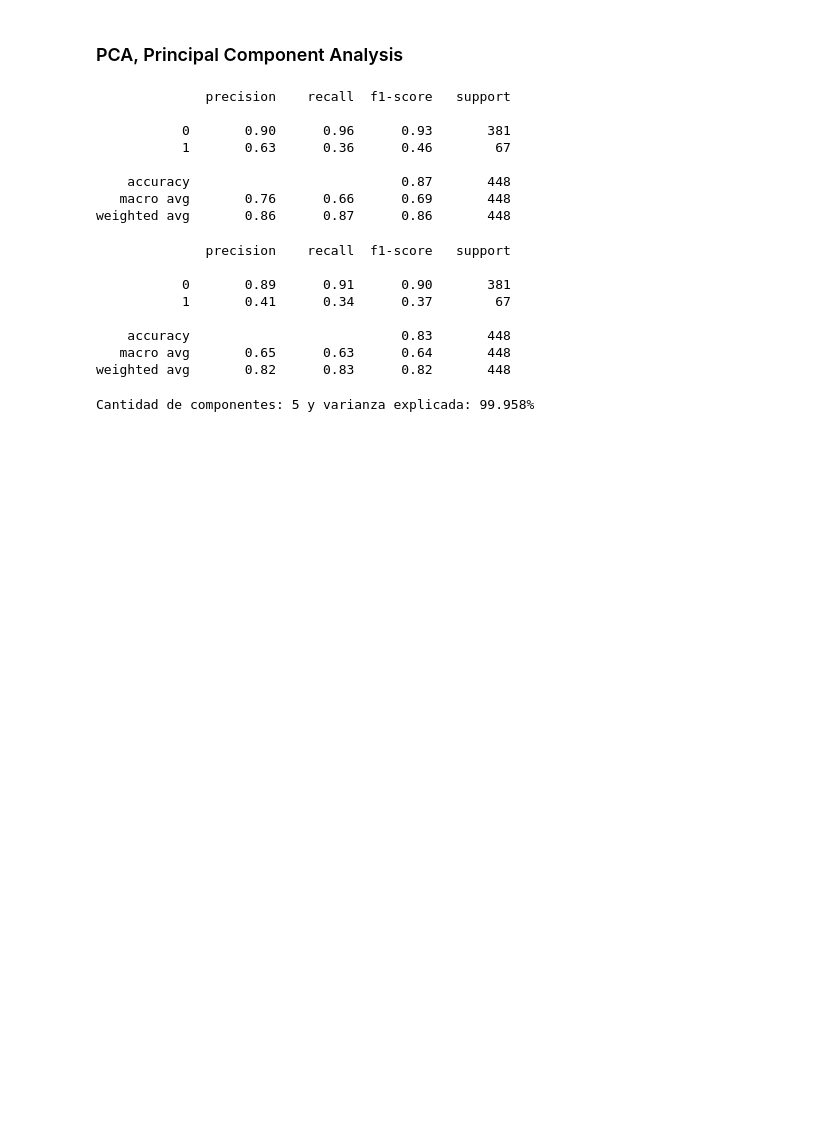
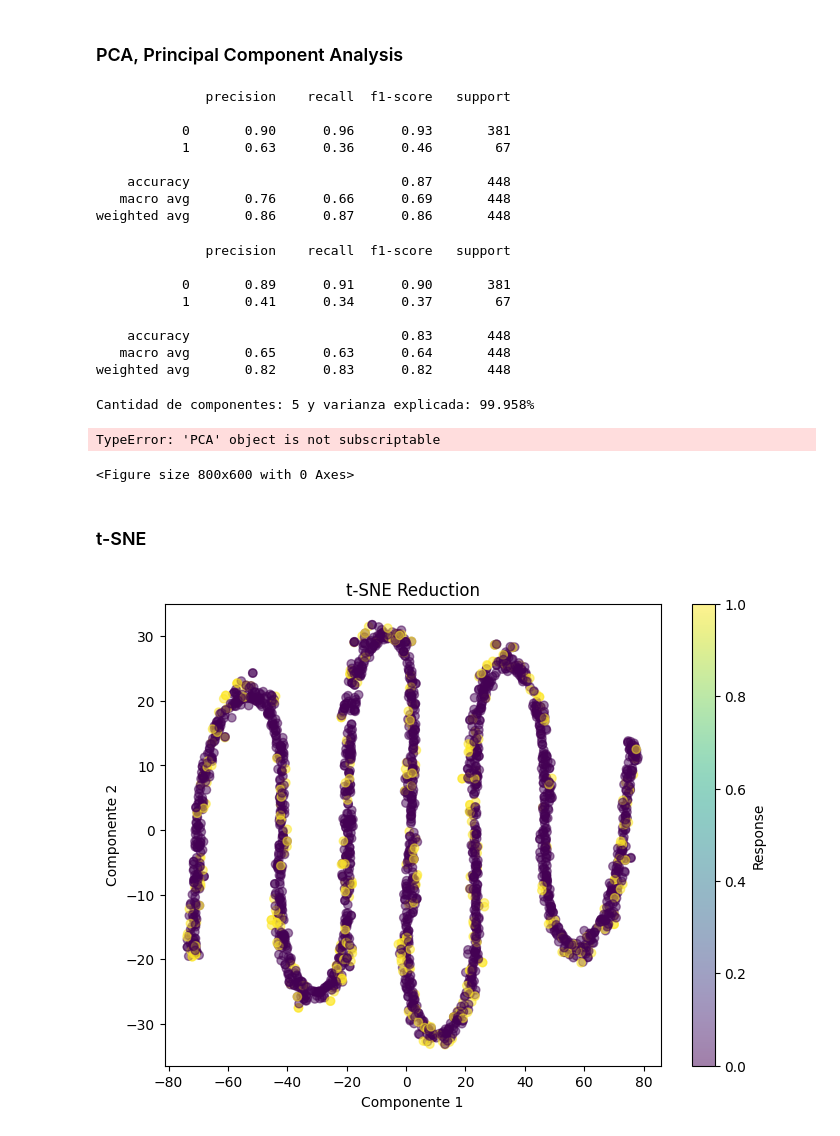
Before and after one commit to Shernandez0911/Tarea8DataScience, a Jupyter notebook: SebastianHernandez_AlexMondaca.ipynb, the cells around one changed output. Drawn from its saved outputs; the diff is of its cells as text; code cells hidden in the pictures; blank space fills up the shorter version.

```diff
--- a/SebastianHernandez_AlexMondaca.ipynb
+++ b/SebastianHernandez_AlexMondaca.ipynb
@@ -89,6 +75,7 @@ preproc = ColumnTransformer(
     [("num", Pipeline([("imputer", SimpleImputer(strategy='mean')), ("scaler", StandardScaler())]), numerical),
      ("cat", Pipeline([("imputer", SimpleImputer(strategy='most_frequent')), ("encoder", OrdinalEncoder(handle_unknown='use_encoded_value',unknown_value=-1))]), categorical)]
 )
+X_processed = preproc.fit_transform(X)
 # %%
 X_train, X_test, y_train, y_test = train_test_split(X, y, test_size=0.2, random_state=254, stratify=y)
 # %% [markdown]
@@ -137,3 +124,27 @@ cant_componentes = pca.n_components_
 print(f"Cantidad de componentes: {cant_componentes} y varianza explicada: {np.cumsum(pca.explained_variance_ratio_)[-1]*100:.3f}%")
 # %% [output]
 Cantidad de componentes: 5 y varianza explicada: 99.958%
+# %%
+def plot_reduction(X_reduced, y, title):
+    plt.figure(figsize=(8, 6))
+    scatter = plt.scatter(X_reduced[:, 0], X_reduced[:, 1], c=y, cmap='viridis', alpha=0.5)
+    plt.colorbar(scatter, label='Response')
+    plt.title(title)
+    plt.xlabel('Componente 1')
+    plt.ylabel('Componente 2')
+    plt.show()
+# %%
+pca_2 = PCA(n_components=2, random_state=254)
+X_pca_2 = pca_2.fit_transform(X_processed)
+plot_reduction(pca, y, "PCA Reduction")
+# %% [output]
+TypeError: 'PCA' object is not subscriptable
+<Figure size 800x600 with 0 Axes>
+# %% [markdown]
+### t-SNE
+# %%
+tsne = TSNE(n_components=2, random_state=254)
+X_tsne =tsne.fit_transform(X_processed)
+plot_reduction(X_tsne, y, "t-SNE Reduction")
+# %% [output]
+[figure, added]
```
Also changed, not shown: parts of 3 cells of this notebook.
